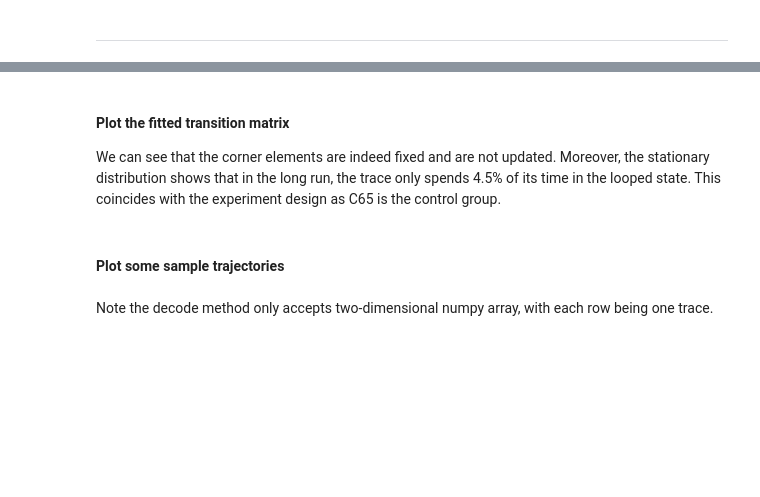
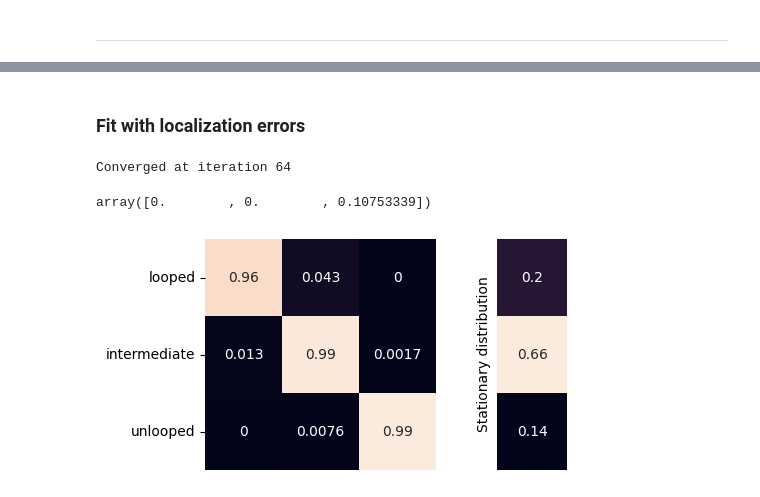
Before and after one commit to hyuyu104/TraceModel, a Jupyter notebook: notebooks/gabriele_et_al.ipynb, the cells around one changed output, grey strips where cells are left out. Drawn from its saved outputs; the diff is of its cells as text; code cells hidden in the pictures; blank space fills up the shorter version.

```diff
--- a/notebooks/gabriele_et_al.ipynb
+++ b/notebooks/gabriele_et_al.ipynb
@@ -222,8 +154,27 @@ plt.show()
+# %% [markdown]
+### Fit with localization errors
+# %%
+exp_dist = np.array([0.15, 0.4, 0.6])
+var_ls = exp_dist**2/3
+dist_params = tuple([{"cov":np.identity(3)*var_ls[i]} for i in range(3)])
+tm = trm.TraceModel(
+    X=X36, Pm=np.array([
+        [-1, -1,  0],
+        [-1, -1, -1],
+        [ 0, -1, -1]
+    ]),
+    dist_params=dist_params,
+    dist_type=trm.multivariate_normal,
+    update_dist_params=["err"]
+)
+tm.fit(600)
+# %% [output]
+Converged at iteration 64
 # %%
-tm3.loc_err
+tm.loc_err
+# %% [output]
+array([0.        , 0.        , 0.10753339])
-# %% [markdown]
-#### Plot the fitted transition matrix
-
-We can see that the corner elements are indeed fixed and are not updated. Moreover, the stationary distribution shows that in the long run, the trace only spends 4.5% of its time in the looped state. This coincides with the experiment design as C65 is the control group.
 # %%
-fig = tplt.plot_transition_matrix(tm3.P)
+fig = tplt.plot_transition_matrix(tm.P)
+# %% [output]
+[figure, added]
@@ -234,2 +180,0 @@ Counter(pred[~np.isnan(X[:,:,0])])
-# %% [markdown]
-#### Plot some sample trajectories
@@ -239,2 +180,0 @@ pd.unique(data.id)[:10]
-# %% [markdown]
-Note the decode method only accepts two-dimensional numpy array, with each row being one trace.
```
Also changed, not shown: parts of 21 cells of this notebook, 44 other files.
